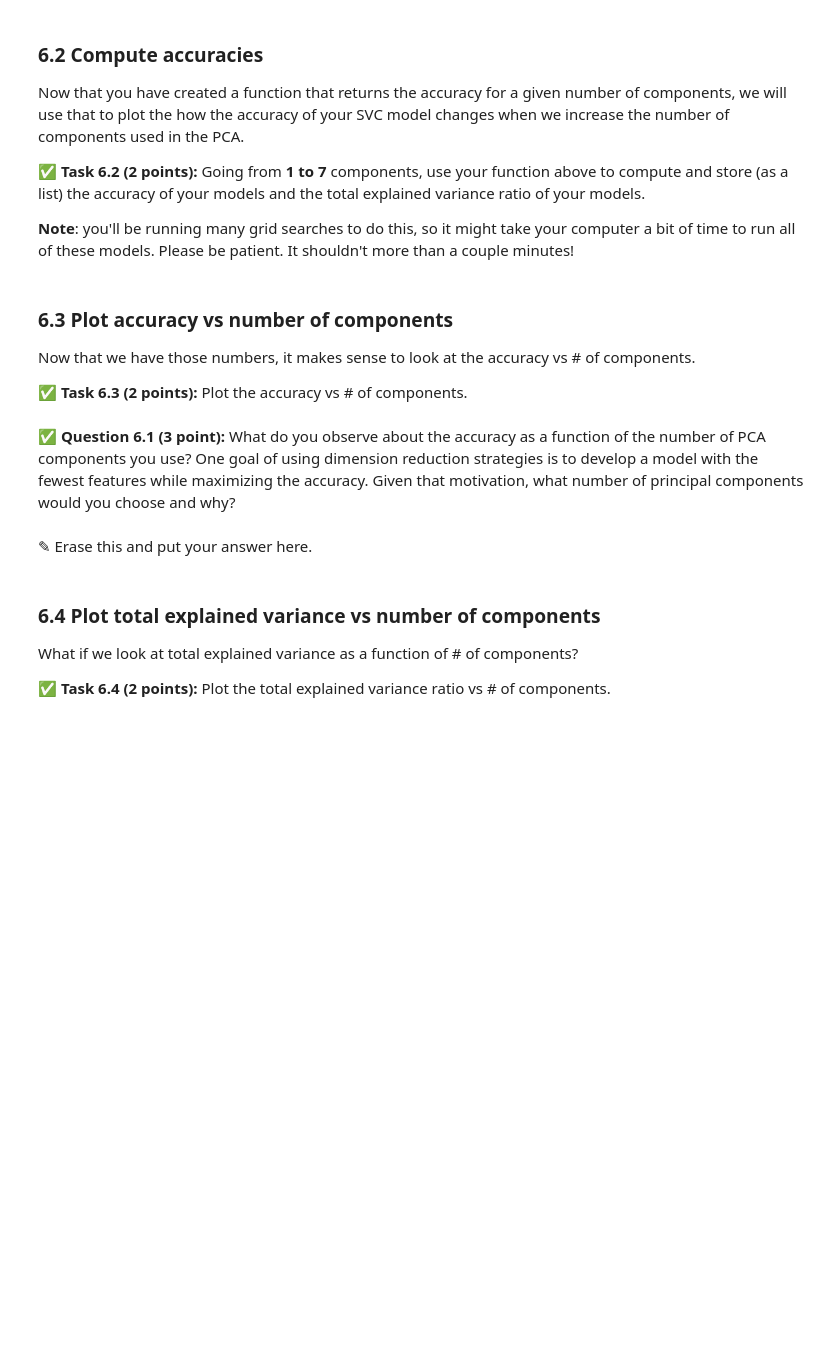
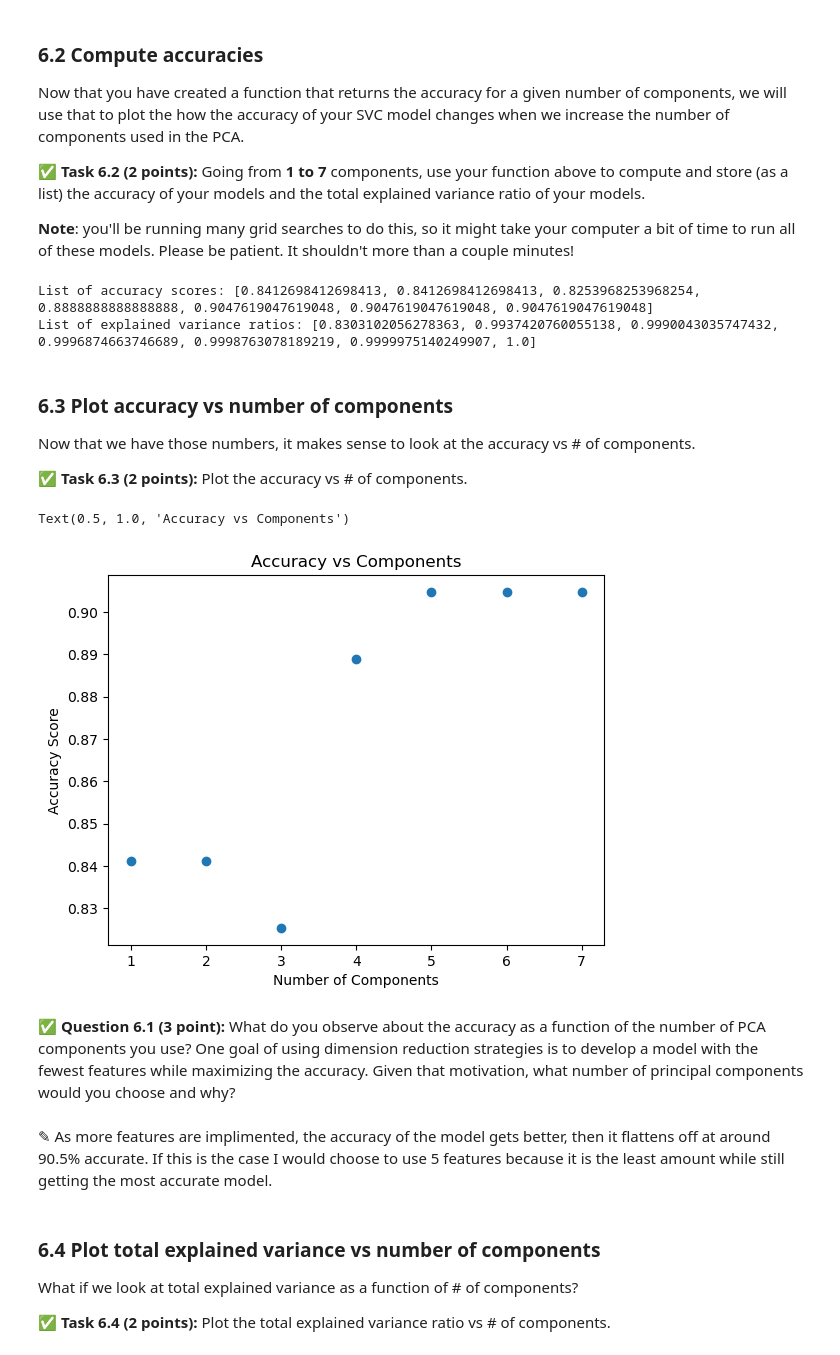
Before and after one commit to LukeAurilia/CMSE202-f24-turnin, a Jupyter notebook: hw-04/HW-04_PerceptronSVMandPCA-STUDENT.ipynb, the cells around one changed output. Drawn from its saved outputs; the diff is of its cells as text; code cells hidden in the pictures; blank space fills up the shorter version.

```diff
--- a/hw-04/HW-04_PerceptronSVMandPCA-STUDENT.ipynb
+++ b/hw-04/HW-04_PerceptronSVMandPCA-STUDENT.ipynb
@@ -248,7 +249,7 @@ param_grid = {
     'gamma':[0.01, 0.1, 1.0,  10.0],
     'kernel':['linear','rbf','sigmoid']
 }
-grid_search = GridSearchCV(SVC(), param_grid, refit = True, verbose = 3)
+grid_search = GridSearchCV(SVC(), param_grid, refit = True, verbose = 0)
 grid_search.fit(train_x,train_y)
 
 print("Best Parameters", grid_search.best_params_)
@@ -420,7 +421,7 @@ print(variance_sum)
 [8.30310206e-01 1.63431870e-01 5.26222757e-03 6.83162800e-04]
 0.9996874663746689
 # %%
-grid_search = GridSearchCV(SVC(), param_grid, refit = True, verbose = 3)
+grid_search = GridSearchCV(SVC(), param_grid, refit = True, verbose = 0)
 grid2 = grid_search.fit(train_x_pca,train_y)
 
 print("Best Parameters", grid2.best_params_)
@@ -498,3 +524,17 @@ Now that you have created a function that returns the accuracy for a given numbe
+# %%
+# Put your code here
+accuracy_lst = []
+exp_var_lst = []
+for i in range(1,8):
+    explained_var_ratio, score = pca_svc_analysis(i, train_x, test_x, train_y, test_y)
+    accuracy_lst.append(score)
+    exp_var_lst.append(explained_var_ratio)
+
+print(f'List of accuracy scores: {accuracy_lst}')
+print(f'List of explained variance ratios: {exp_var_lst}')
+# %% [output]
+List of accuracy scores: [0.8412698412698413, 0.8412698412698413, 0.8253968253968254, 0.8888888888888888, 0.9047619047619048, 0.9047619047619048, 0.9047619047619048]
+List of explained variance ratios: [0.8303102056278363, 0.9937420760055138, 0.9990043035747432, 0.9996874663746689, 0.9998763078189219, 0.9999975140249907, 1.0]
 # %% [markdown]
 ### 6.3 Plot accuracy vs number of components
 
@@ -506,7 +544,16 @@ Now that we have those numbers, it makes sense to look at the accuracy vs # of c
+# %%
+# Put your code here
+plt.scatter(np.arange(1,8,1), accuracy_lst)
+plt.ylabel('Accuracy Score')
+plt.xlabel('Number of Components')
+plt.title('Accuracy vs Components')
+# %% [output]
+Text(0.5, 1.0, 'Accuracy vs Components')
+[figure, added]
 # %% [markdown]
 **&#9989; Question 6.1 (3 point):** What do you observe about the accuracy as a function of the number of PCA components you use? One goal of using dimension reduction strategies is to develop a model with the fewest features while maximizing the accuracy. Given that motivation, what number of principal components would you choose and why?
-# %% [markdown]
-<font size=+3>&#9998;</font> Erase this and put your answer here.
+# %% [markdown]
+<font size=+3>&#9998;</font> As more features are implimented, the accuracy of the model gets better, then it flattens off at around 90.5% accurate. If this is the case I would choose to use 5 features because it is the least amount while still getting the most accurate model.
 # %% [markdown]
 ### 6.4 Plot total explained variance vs number of components
 
```
Also changed, not shown: parts of 9 cells of this notebook.
